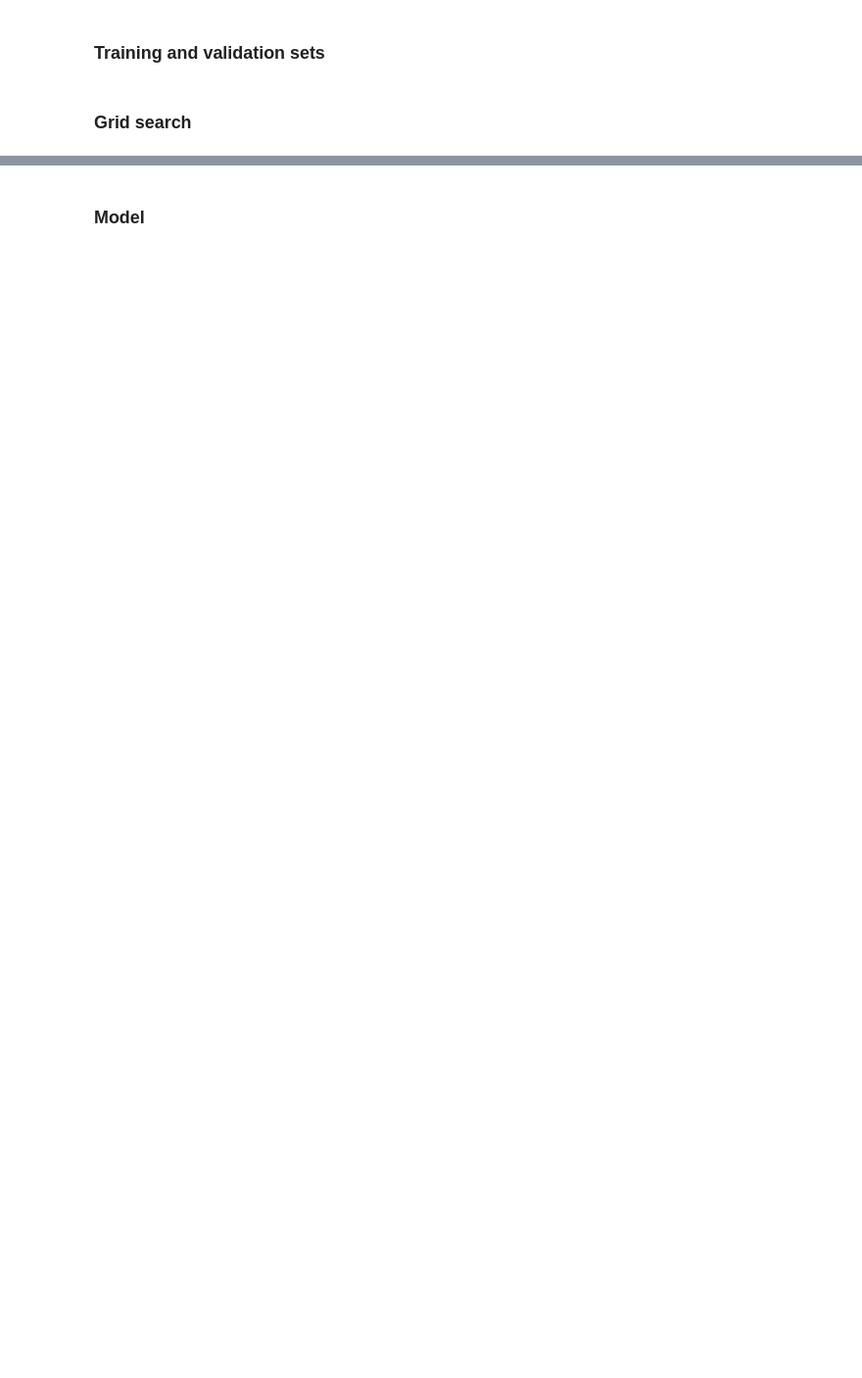
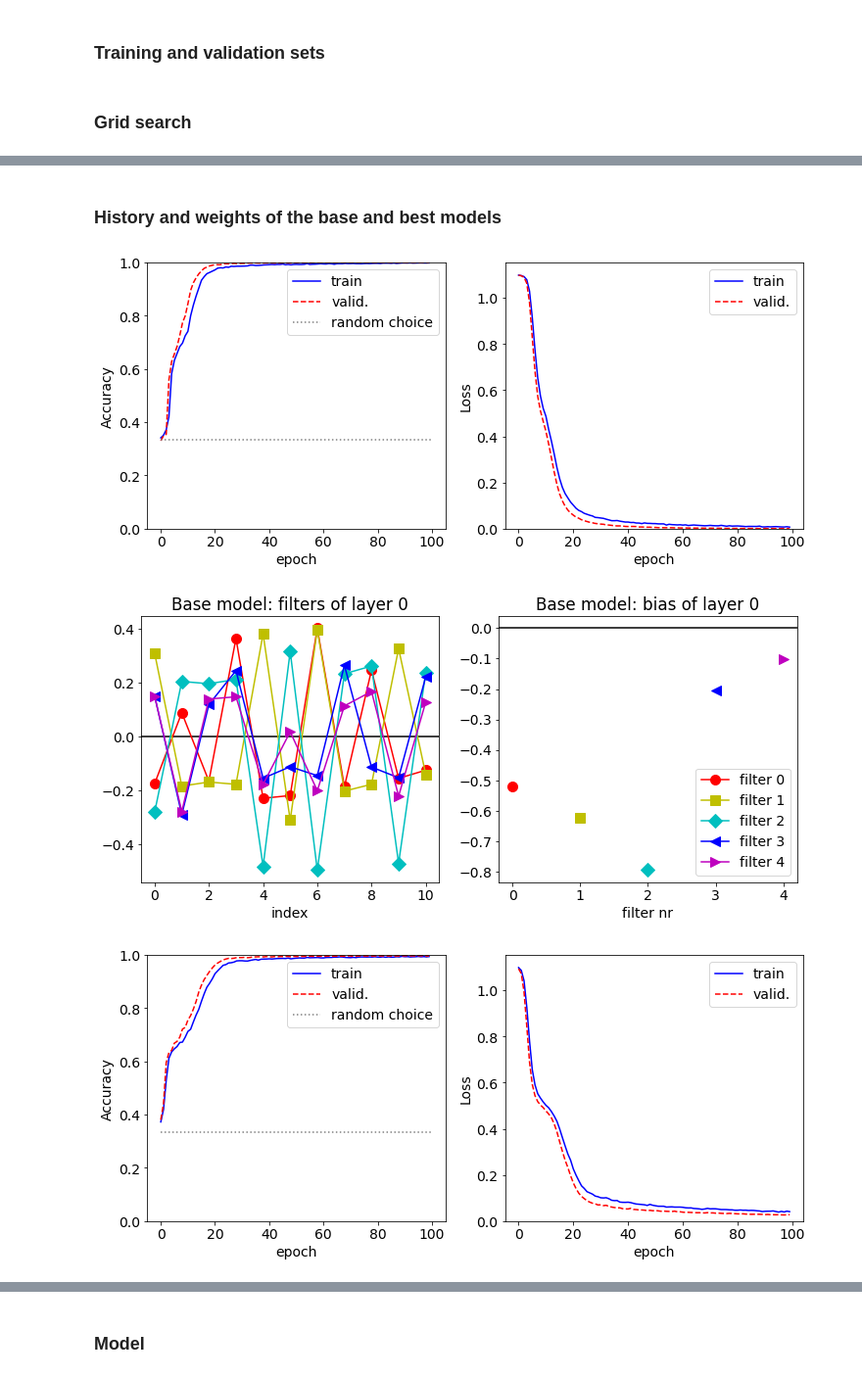
Before and after one commit to PaoloZinesi/ComputationalPhysics_modB, a Jupyter notebook: 03_CNN/analyze_time-series.ipynb, the cells around one changed output, grey strips where cells are left out. Shown at 98% size. Cells and saved outputs as stored; diff of their text form; code cells hidden in the pictures; blank space fills up the shorter version.

```diff
--- a/03_CNN/analyze_time-series.ipynb
+++ b/03_CNN/analyze_time-series.ipynb
@@ -233,0 +283,4 @@ reg_1_2 = tf.keras.regularizers.l1_l2(l1=lambda_1, l2=lambda_2)
+# %%
+# call scikit grid search module
+grid = GridSearchCV(estimator=model_gridsearch, param_grid=param_grid, n_jobs=1, cv=4)
+grid_result = grid.fit(x_train,y_train, batch_size=BATCH_SIZE, epochs=EPOCHS)
@@ -233,0 +323,16 @@ reg_1_2 = tf.keras.regularizers.l1_l2(l1=lambda_1, l2=lambda_2)
+# %%
+# base model
+base_model = compile_reg(l1 = 0.0, l2 = 0.0)
+fit_base = base_model.fit(x_train, y_train, batch_size=BATCH_SIZE, epochs=EPOCHS,
+                          validation_data=(x_val,y_val), verbose=0, shuffle=True)
+base_model.summary()
+
+# compute errors
+eval_train = base_model.evaluate(x_train, y_train, batch_size=BATCH_SIZE, verbose=0)
+eval_test = base_model.evaluate(x_val, y_val, batch_size=BATCH_SIZE, verbose=0)
+
+print('\n--- Base model performances ---')
+print('Training loss: %.4f' % eval_train[0])
+print('Test loss: %.4f' % eval_test[0])
+print('Training accuracy: %.4f' % eval_train[1])
+print('Test accuracy: %.4f' % eval_test[1])
@@ -233,0 +359,17 @@ reg_1_2 = tf.keras.regularizers.l1_l2(l1=lambda_1, l2=lambda_2)
+# %%
+# best model from CV
+best_params = grid_result.best_params_
+best_model = compile_reg(l1 = best_params['l1'], l2 = best_params['l2'])
+fit_best = best_model.fit(x_train, y_train, batch_size=BATCH_SIZE, epochs=EPOCHS,
+                          validation_data=(x_val,y_val), verbose=0, shuffle=True)
+best_model.summary()
+
+# compute errors
+eval_train = best_model.evaluate(x_train, y_train, batch_size=BATCH_SIZE, verbose=0)
+eval_test = best_model.evaluate(x_val, y_val, batch_size=BATCH_SIZE, verbose=0)
+
+print('\n--- Best model performances ---')
+print('Training loss: %.4f' % eval_train[0])
+print('Test loss: %.4f' % eval_test[0])
+print('Training accuracy: %.4f' % eval_train[1])
+print('Test accuracy: %.4f' % eval_test[1])
@@ -233,0 +394,12 @@ reg_1_2 = tf.keras.regularizers.l1_l2(l1=lambda_1, l2=lambda_2)
+# %% [markdown]
+### History and weights of the base and best models
+# %%
+# show plots
+Show_history(fit_base)
+Show_weights(base_model, 0, label="Base model")
+Show_history(fit_best)
+Show_weights(best_model, 0, label="Best model")
+# %% [output]
+[figure, added]
+[figure, added]
+[figure, added]
```
Also changed, not shown: parts of 23 cells of this notebook, 13 other files.
